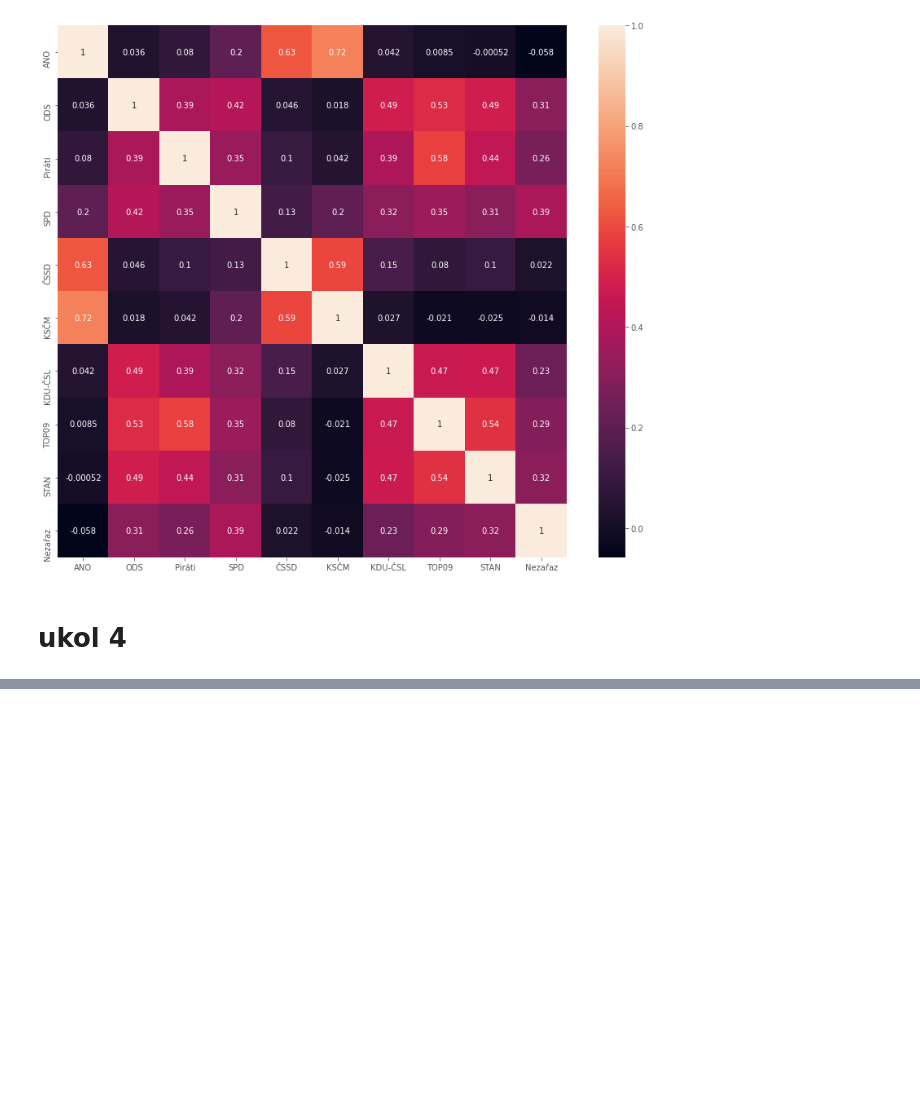
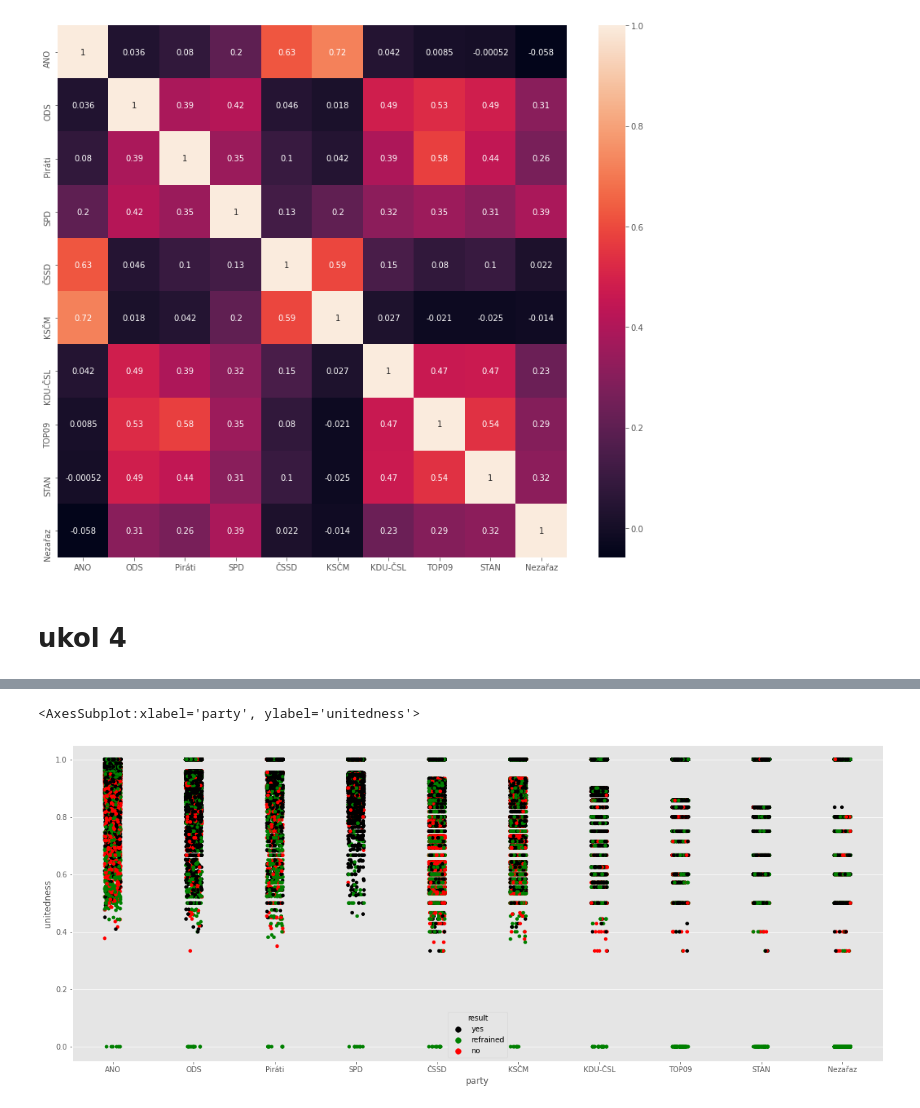
Before and after one commit to xuthang/bi-vzd, a Jupyter notebook: 01/homework_01_B201.ipynb, the cells around one changed output, grey strips where cells are left out. Cells and saved outputs as stored; diff of their text form; code cells hidden in the pictures; blank space fills up the shorter version.

```diff
--- a/01/homework_01_B201.ipynb
+++ b/01/homework_01_B201.ipynb
@@ -460,0 +544,25 @@ for party in parties:
+# %%
+# meeting | pol side | final vote | unitedness
+
+unitedlessList = []
+
+for m in partyDF['topicID'].unique().tolist():
+    meetDF = df[df['topicID'] == m]
+    for party in parties:
+        partyMeetDF = meetDF[meetDF['political party'] == party]
+        presentPartyMeetDF = partyMeetDF[~partyMeetDF['vote'].isin(DAlist)] #remove votes of people that werent present
+        total = len(presentPartyMeetDF.index)
+
+        result = getVote(party, m, presentPartyMeetDF)
+        sameVote = len( presentPartyMeetDF[presentPartyMeetDF['vote'] == result].index )
+        val = 0 if(total ==0) else 100 * sameVote/total
+
+        unitedlessList.append((m, party, result, val))
+
+unitednessDF = pd.DataFrame.from_records(unitedlessList, columns=['topicID', 'party', 'result', 'unitedness'])
+# %%
+plt.figure(figsize=(20, 8))
+sns.stripplot(x="party", y="unitedness", hue="result", data=unitednessDF, palette=['black','green', 'red'])
+# %% [output]
+<AxesSubplot:xlabel='party', ylabel='unitedness'>
+[figure, added]
```
Also changed, not shown: parts of 13 cells of this notebook.
